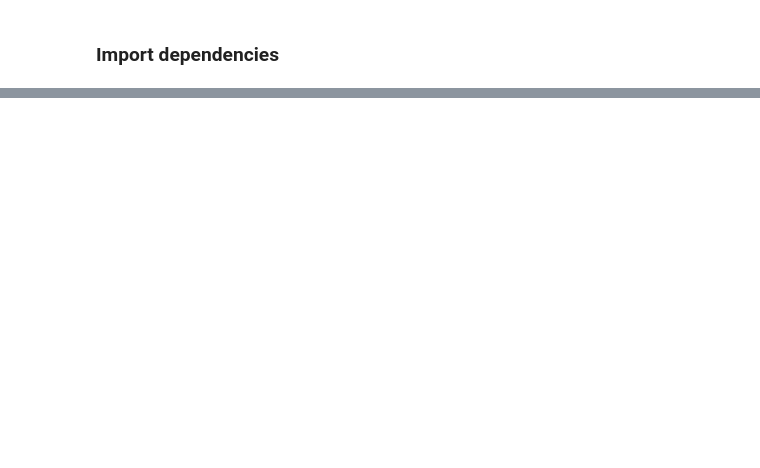
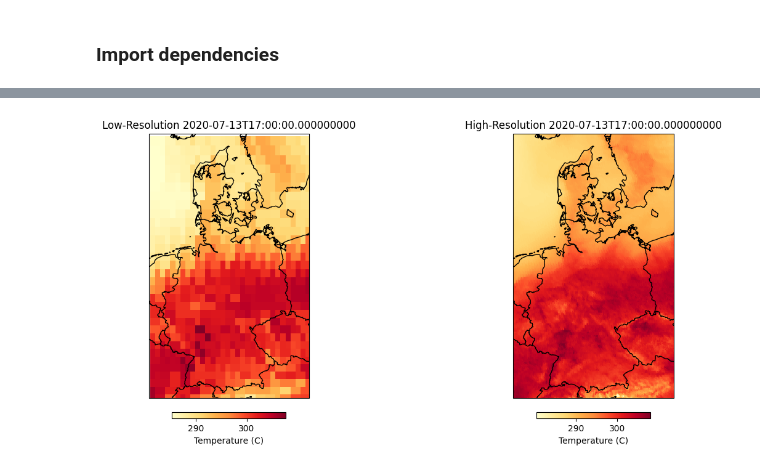
Before and after one commit to sebastien-tetaud/destine-super-resolution, a Jupyter notebook: notebook_interpolation.ipynb, the cells around one changed output, grey strips where cells are left out. Saved outputs shown, nothing was run; the diff lists cells and outputs as text; code cells hidden in the pictures; blank space fills up the shorter version.

```diff
--- a/notebook_interpolation.ipynb
+++ b/notebook_interpolation.ipynb
@@ -98,0 +84,53 @@ FrozenMappingWarningOnValuesAccess({'time': 240, 'latitude': 512, 'longitude': 1
+# %%
+import matplotlib.pyplot as plt
+import cartopy.crs as ccrs
+import cartopy.feature as cf
+
+# Define the bounding box for the plot
+bbox = [longitude_range[0], longitude_range[1], latitude_range[0], latitude_range[1]]
+
+# Create a figure with two subplots
+fig, axes = plt.subplots(1, 2, figsize=(14, 6), subplot_kw={'projection': ccrs.Mercator()})
+
+# Load and plot low-resolution data
+lr_image = lr["t2m"][index].load()
+lr_plot = lr_image.plot(
+    ax=axes[0],
+    transform=ccrs.PlateCarree(),
+    cmap="YlOrRd",
+    vmin=lr_image.min(),
+    vmax=lr_image.max(),
+    add_colorbar=False
+)
+axes[0].coastlines()
+axes[0].add_feature(cf.BORDERS)
+axes[0].set_extent(bbox, crs=ccrs.PlateCarree())
+axes[0].set_title(f"Low-Resolution {str(lr.time[index].values)}")
+
+# Add colorbar for low-resolution plot
+cbar_lr = fig.colorbar(lr_plot, ax=axes[0], orientation='horizontal', fraction=0.02, pad=0.05)
+cbar_lr.set_label("Temperature (C)")
+
+# Load and plot high-resolution data
+hr_image = hr["t2m"][index].load()
+hr_plot = hr_image.plot(
+    ax=axes[1],
+    transform=ccrs.PlateCarree(),
+    cmap="YlOrRd",
+    vmin=hr_image.min(),
+    vmax=hr_image.max(),
+    add_colorbar=False
+)
+axes[1].coastlines()
+axes[1].add_feature(cf.BORDERS)
+axes[1].set_extent(bbox, crs=ccrs.PlateCarree())
+axes[1].set_title(f"High-Resolution {str(hr.time[index].values)}")
+
+# Add colorbar for high-resolution plot
+cbar_hr = fig.colorbar(hr_plot, ax=axes[1], orientation='horizontal', fraction=0.02, pad=0.05)
+cbar_hr.set_label("Temperature (C)")
+
+# Display the plot
+plt.show()
+# %% [output]
+[figure, added]
```
Also changed, not shown: parts of 25 cells of this notebook, 2 other files.
